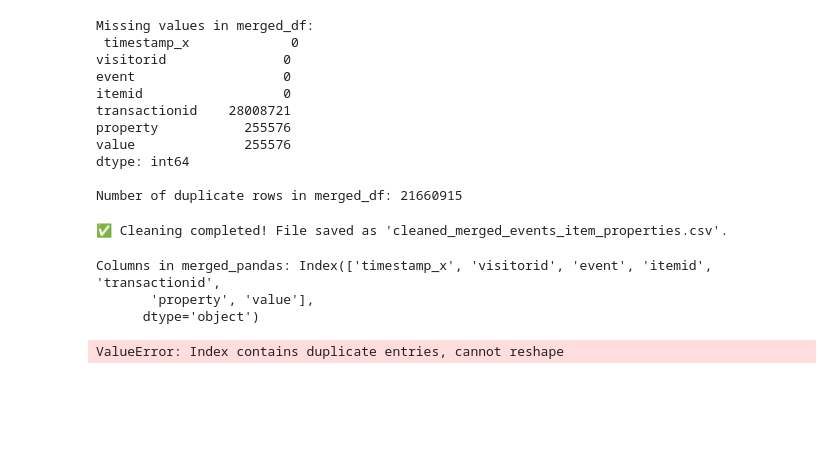
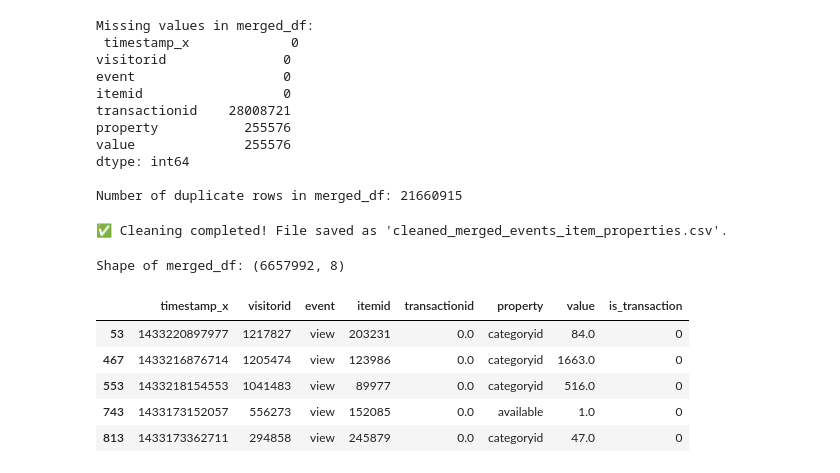
Before and after one commit to Victor-Osei/Recommendation_Systems, a Jupyter notebook: rs.ipynb, the cells around one changed output. Drawn from its saved outputs; the diff is of its cells as text; code cells hidden in the pictures; blank space fills up the shorter version.

```diff
--- a/rs.ipynb
+++ b/rs.ipynb
@@ -652,43 +642,19 @@ merged_df.to_csv("cleaned_merged_events_item_properties.csv", index=False, singl
 print("\n✅ Cleaning completed! File saved as 'cleaned_merged_events_item_properties.csv'.")
 # %% [output]
 ✅ Cleaning completed! File saved as 'cleaned_merged_events_item_properties.csv'.
-# %%
-import dask.dataframe as dd
-
-# Load merged dataset
-merged_df = dd.read_csv("merged_events_item_properties_dask.csv")
-
-# Drop duplicate timestamp column if it exists
-if "timestamp_y" in merged_df.columns:
-    merged_df = merged_df.drop(columns=["timestamp_y"])
-
-# Convert Dask DataFrame to Pandas for Pivoting
-merged_pandas = merged_df.compute()
-
-# Check columns before pivoting
-print("Columns in merged_pandas:", merged_pandas.columns)
-
-# Ensure 'property' and 'value' exist before pivoting
-if "property" in merged_pandas.columns and "value" in merged_pandas.columns:
-    # Pivot 'property' and 'value' columns to wide format
-    merged_pandas = merged_pandas.pivot(index=["timestamp_x", "visitorid", "event", "itemid", "transactionid"],
-                                        columns="property", values="value").reset_index()
-
-    # Rename columns for clarity
-    merged_pandas = merged_pandas.rename(columns={"categoryid": "category_id", "available": "is_available"})
-
-    # Handle missing values
-    merged_pandas["category_id"] = merged_pandas["category_id"].fillna("Unknown")  # Assign "Unknown" to missing categories
-    merged_pandas["is_available"] = merged_pandas["is_available"].fillna(0).astype(int)  # Convert to binary 0 or 1
-
-    # Save the cleaned dataset using Pandas
-    merged_pandas.to_csv("cleaned_merged_events_item_properties.csv", index=False)
-
-    print("\n✅ Cleaning completed! File saved as 'cleaned_merged_events_item_properties.csv'.")
-else:
-    print("\n🚨 'property' and 'value' columns are missing! Check the dataset structure before pivoting.")
-# %% [output]
-Columns in merged_pandas: Index(['timestamp_x', 'visitorid', 'event', 'itemid', 'transactionid',
-       'property', 'value'],
-      dtype='object')
-ValueError: Index contains duplicate entries, cannot reshape
+# %%
+# confirm changes
+# Compute the shape (rows, columns)
+num_rows, num_cols = merged_df.shape
+print(f"Shape of merged_df: ({num_rows.compute()}, {num_cols})")
+# %% [output]
+Shape of merged_df: (6657992, 8)
+# %%
+merged_df.head()
+# %% [output]
+|  | timestamp_x | visitorid | event | itemid | transactionid | property | value | is_transaction |
+| 53 | 1433220897977 | 1217827 | view | 203231 | 0.0 | categoryid | 84.0 | 0 |
+| 467 | 1433216876714 | 1205474 | view | 123986 | 0.0 | categoryid | 1663.0 | 0 |
+| 553 | 1433218154553 | 1041483 | view | 89977 | 0.0 | categoryid | 516.0 | 0 |
+| 743 | 1433173152057 | 556273 | view | 152085 | 0.0 | available | 1.0 | 0 |
+| 813 | 1433173362711 | 294858 | view | 245879 | 0.0 | categoryid | 47.0 | 0 |
```
Also changed, not shown: parts of 2 cells of this notebook.
